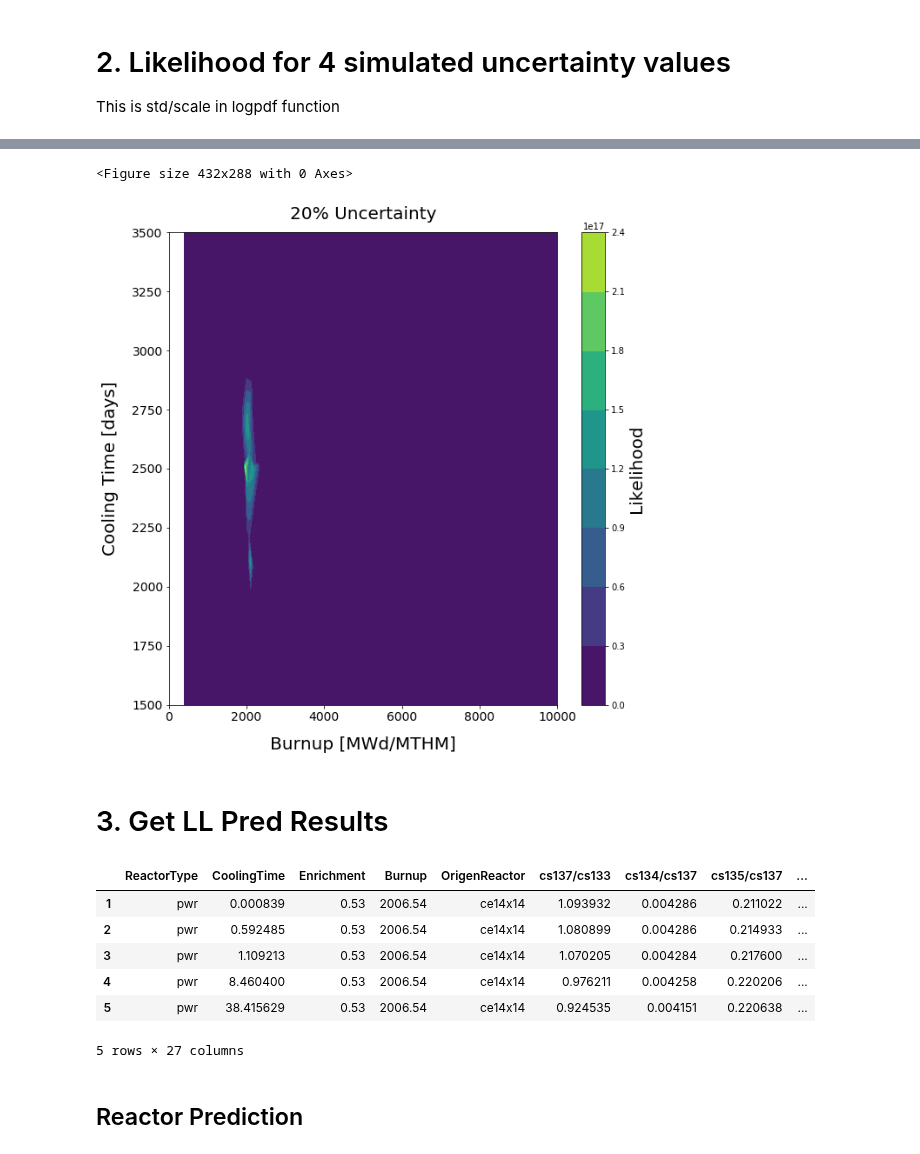
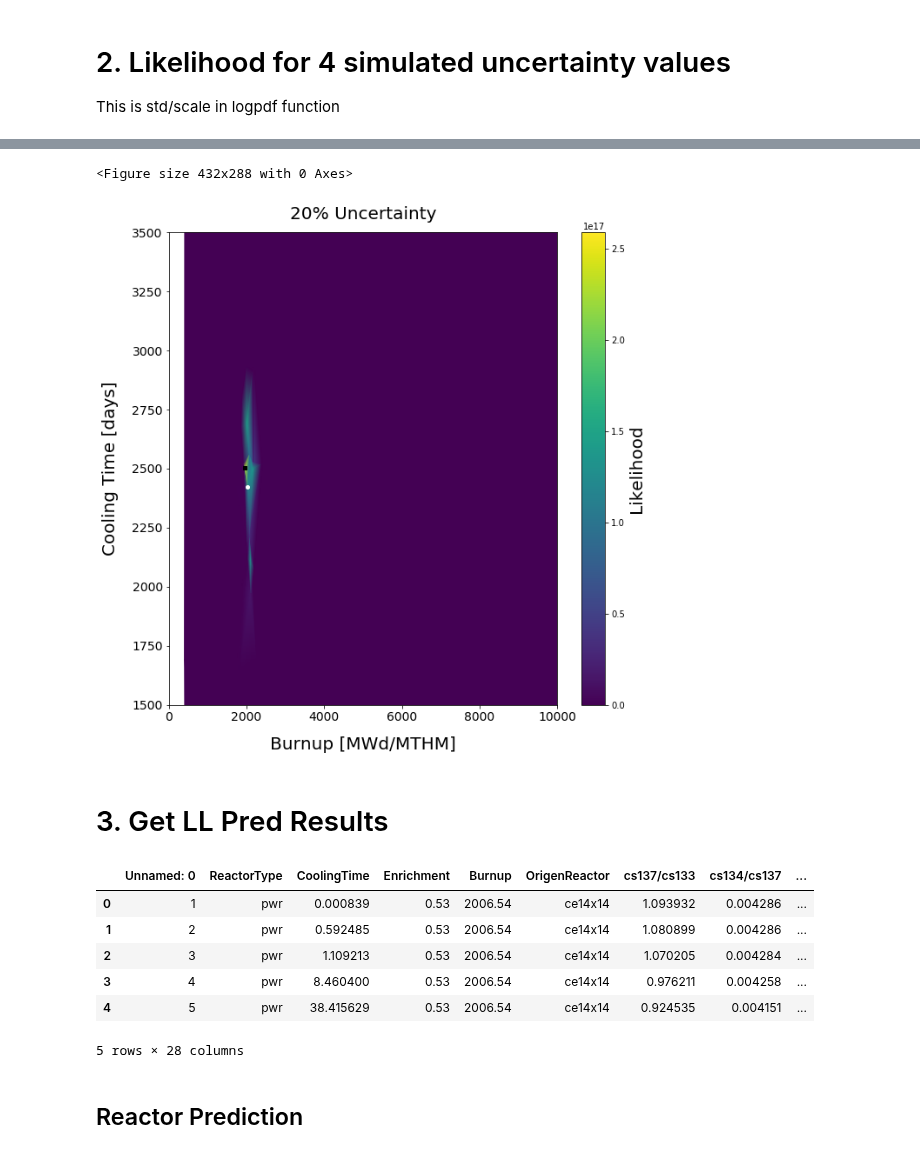
Before and after one commit to opotowsky/like-me-fuel, a Jupyter notebook: jupyter_notebooks/likelihood-calcs_10ratios.ipynb, the cells around one changed output, grey strips where cells are left out. Drawn from its saved outputs; the diff is of its cells as text; code cells hidden in the pictures.

```diff
--- a/jupyter_notebooks/likelihood-calcs_10ratios.ipynb
+++ b/jupyter_notebooks/likelihood-calcs_10ratios.ipynb
@@ -163,6 +163,8 @@ for unc in uncs:
     unc_name = 'LLUncertainty_' + str(unc)
     fullXY[unc_name] = X.apply(lambda row: unc_calc(row, test_sample.iloc[0], (unc*row)**2, (unc*test_sample)**2), axis=1)
 # %%
-fullXY.to_csv('likelihood_idx10522_10ratios_opusupdate-aug2019.csv')
+#fullXY.to_csv('likelihood_idx10522_10ratios_opusupdate-aug2019.csv')
+# 10522 or 5010
+fullXY = pd.read_csv('likelihood_idx10522_10ratios_opusupdate-aug2019.csv')
 fullXY.head()
 # %% [output]
@@ -177,14 +179,14 @@ fullXY.head()
 # 2. Likelihood for 4 simulated uncertainty values
 This is std/scale in logpdf function
 # %%
-l1 = 'Likelihood0.05'
-l2 = 'Likelihood0.1'
-l3 = 'Likelihood0.15'
-l4 = 'Likelihood0.2'
-zname = [l1, l2, l3, l4]
+l0 = 'Likelihood0.05'
+l1 = 'Likelihood0.1'
+l2 = 'Likelihood0.15'
+l3 = 'Likelihood0.2'
+zname = [l0, l1, l2, l3]
 uncss = ['5% Uncertainty', '10% Uncertainty', '15% Uncertainty', '20% Uncertainty']
 # %%
-meds, maxs, means = getstats_unc(fullXY, l1, l2, l3, l4)
+meds, maxs, means = getstats_unc(fullXY, l0, l1, l2, l3)
 # %% [output]
 5% Median: 0.0
  Stats: DescribeResult(nobs=24677, minmax=(0.0, 4.791696762138483e+20), mean=2.773053307711537e+16, variance=1.0531532104577889e+37, skewness=136.3849465184855, kurtosis=19566.602266007365)
@@ -199,40 +201,50 @@ meds, maxs, means = getstats_unc(fullXY, l1, l2, l3, l4)
  Stats: DescribeResult(nobs=24677, minmax=(0.0, 2.5887385322904896e+17), mean=129175231602726.39, variance=1.5867597245102776e+31, skewness=41.63239868969461, kurtosis=2015.7622743065374)
 # %%
 plotXY = fullXY
+# %%
+x10522 = 2024
+y10522 = 2421
+x10522_pred = [1964, 1964, 1964, 1964]
+y10522_pred = [2503, 2503, 2503, 2503]
+x5010 = 39383
+y5010 = 306
+x5010_pred = [39013, 37162, 37162, 37162]
+y5010_pred = [343, 306, 306, 306]
 # %%
 plt.clf()
 
 vmin=0#meds[0]
 vmax=maxs[3]
 
 fig = plt.figure(figsize=(10, 10))
 cmap = sns.cubehelix_palette(6, as_cmap=True)
 norm = Normalize(vmin=vmin, vmax=vmax, clip=True)
-ax = fig.add_subplot(111)#, projection='3d')
+ax = fig.add_subplot(111)
 x = plotXY['Burnup']
 y = plotXY['CoolingTime']
 triang = tri.Triangulation(x, y)
 
-z = plotXY[l4]
+z = plotXY[l3]
 ax.set_title(uncss[3], fontsize=20, pad=15)
 
-surf = ax.tricontourf(triang, z, edgecolor='none', linewidth=0, antialiased=False, norm=norm, cmap=cm.viridis)#, shade=True)
-
+surf = ax.tripcolor(triang, z, norm=norm, cmap=cm.viridis, shading='gouraud')
+plt.plot([x10522], [y10522], marker='o', markersize=4, color="white")
+plt.plot([x10522_pred[3]], [y10522_pred[3]], marker='s', markersize=4, color="black")
 
 ax.set_xlabel('Burnup [MWd/MTHM]', fontsize=20, labelpad=15)
 ax.set_ylabel('Cooling Time [days]', fontsize=20, labelpad=15)
-ax.set_xlim(0, 10000)
-ax.set_ylim(1500, 3500)
+ax.set_xlim(0, 10000)#(30000, 50000)#
+ax.set_ylim(1500, 3500)#(0, 2500)#
 
 cbar = fig.colorbar(surf)
 cbar.ax.set_ylabel('Likelihood', size=20)
 ax.tick_params(labelsize=14)
 plt.show()
 
-fig.savefig('../results/19jan2020_15nuc/graphs/lsurf_idx10522_ratios_0.20unc.png', bbox_inches='tight', transparent=True)
+fig.savefig('../plots/llsurf_idx10522_0.20unc_ratios.png', bbox_inches='tight', transparent=True)
 # %% [output]
 <Figure size 432x288 with 0 Axes>
-[figure, old version]
+[figure, new version]
 # %% [markdown]
 # 3. Get LL Pred Results
 # %%
@@ -250,13 +262,13 @@ uncs = ['5% Uncertainty', '10% Uncertainty', '15% Uncertainty', '20% Uncertainty
 # %%
 fullXY.head()
 # %% [output]
-|  | ReactorType | CoolingTime | Enrichment | Burnup | OrigenReactor | cs137/cs133 | cs134/cs137 | cs135/cs137 | ... |
-| 1 | pwr | 0.000839 | 0.53 | 2006.54 | ce14x14 | 1.093932 | 0.004286 | 0.211022 | ... |
-| 2 | pwr | 0.592485 | 0.53 | 2006.54 | ce14x14 | 1.080899 | 0.004286 | 0.214933 | ... |
-| 3 | pwr | 1.109213 | 0.53 | 2006.54 | ce14x14 | 1.070205 | 0.004284 | 0.217600 | ... |
-| 4 | pwr | 8.460400 | 0.53 | 2006.54 | ce14x14 | 0.976211 | 0.004258 | 0.220206 | ... |
-| 5 | pwr | 38.415629 | 0.53 | 2006.54 | ce14x14 | 0.924535 | 0.004151 | 0.220638 | ... |
+|  | Unnamed: 0 | ReactorType | CoolingTime | Enrichment | Burnup | OrigenReactor | cs137/cs133 | cs134/cs137 | ... |
+| 0 | 1 | pwr | 0.000839 | 0.53 | 2006.54 | ce14x14 | 1.093932 | 0.004286 | ... |
+| 1 | 2 | pwr | 0.592485 | 0.53 | 2006.54 | ce14x14 | 1.080899 | 0.004286 | ... |
+| 2 | 3 | pwr | 1.109213 | 0.53 | 2006.54 | ce14x14 | 1.070205 | 0.004284 | ... |
+| 3 | 4 | pwr | 8.460400 | 0.53 | 2006.54 | ce14x14 | 0.976211 | 0.004258 | ... |
+| 4 | 5 | pwr | 38.415629 | 0.53 | 2006.54 | ce14x14 | 0.924535 | 0.004151 | ... |
-5 rows × 27 columns
+5 rows × 28 columns
 # %% [markdown]
 ## Reactor Prediction
 # %%
```
Also changed, not shown: parts of 6 cells of this notebook, 17 other files.
